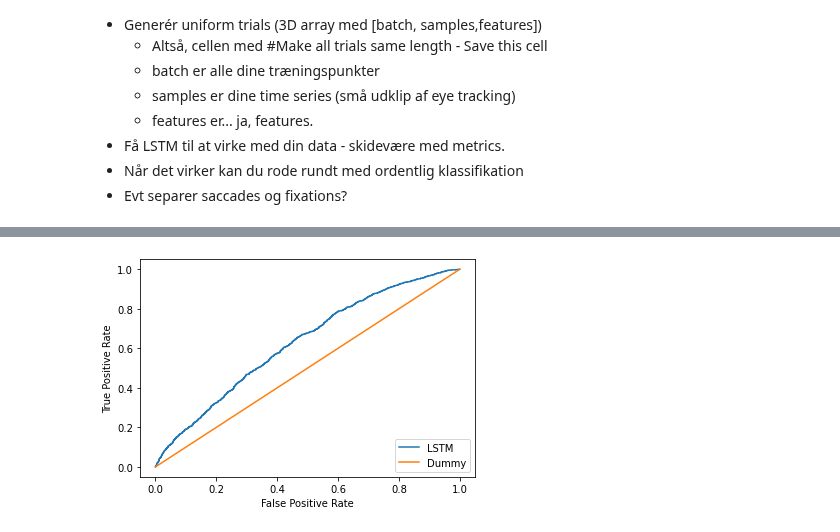
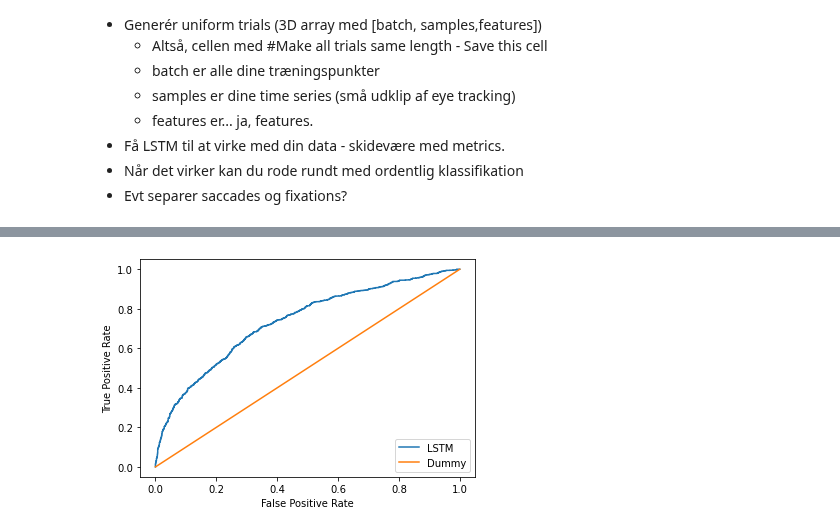
Before and after one commit to kroglkt/CogSci3, a Jupyter notebook: LSTM.ipynb, the cells around one changed output, grey strips where cells are left out. Cells and saved outputs as stored; diff of their text form; code cells hidden in the pictures.

```diff
--- a/LSTM.ipynb
+++ b/LSTM.ipynb
@@ -29,10 +47,10 @@ To do:
 target = 'gender' #'age'
 even_gender = False
 
-sample_length = 10
+sample_length = 6
 seed = 42
 
-epochs=5
+epochs=100
 verbose=True
 batch_size=32
 
@@ -114,8 +139,9 @@ X shape: (14969, 10, 12), y shape: (14969, 1)
 # %%
 model = keras.Sequential()
 model.add(Input(shape=(X_train[0].shape)))
-model.add(BatchNormalization(input_shape = (32,1)))
-model.add(LSTM(10))
+model.add(BatchNormalization())
+model.add(LSTM(100, return_sequences=True))
+#model.add(LSTM(100, return_sequences=True))
 model.add(Dense(100, activation='relu'))
 model.add(Dropout(0.5))
 model.add(Dense(1, activation="sigmoid"))
@@ -129,7 +155,7 @@ model.compile(
     metrics=['accuracy']
 )
 # %%
-callback = keras.callbacks.EarlyStopping(monitor='val_loss', patience=30)
+callback = keras.callbacks.EarlyStopping(monitor='val_loss', patience=10)
 history = model.fit(X_train, y_train, validation_split=0.2, epochs=epochs,
                          batch_size=batch_size, callbacks=[callback])
 # %% [output]
@@ -195,8 +188,8 @@ def create_roc_curve(preds, targets, label="", line="", title=""):
 # %%
-y_pred= model.predict(X_test).ravel()
-y_pred = (np.floor(y_pred+0.5)*2)-1
+dummy = DummyClassifier()
+dummy.fit(X_train, y_train)
 
-create_roc_curve(model.predict(X_test), y_test, label="LSTM")
+create_roc_curve(model.predict(X_test).mean(axis=1), y_test, label="LSTM")
 create_roc_curve(dummy.predict(X_test), y_test, label="Dummy")
 # %% [output]
-[figure, old version]
+[figure, new version]
```
Also changed, not shown: parts of 12 cells of this notebook.
